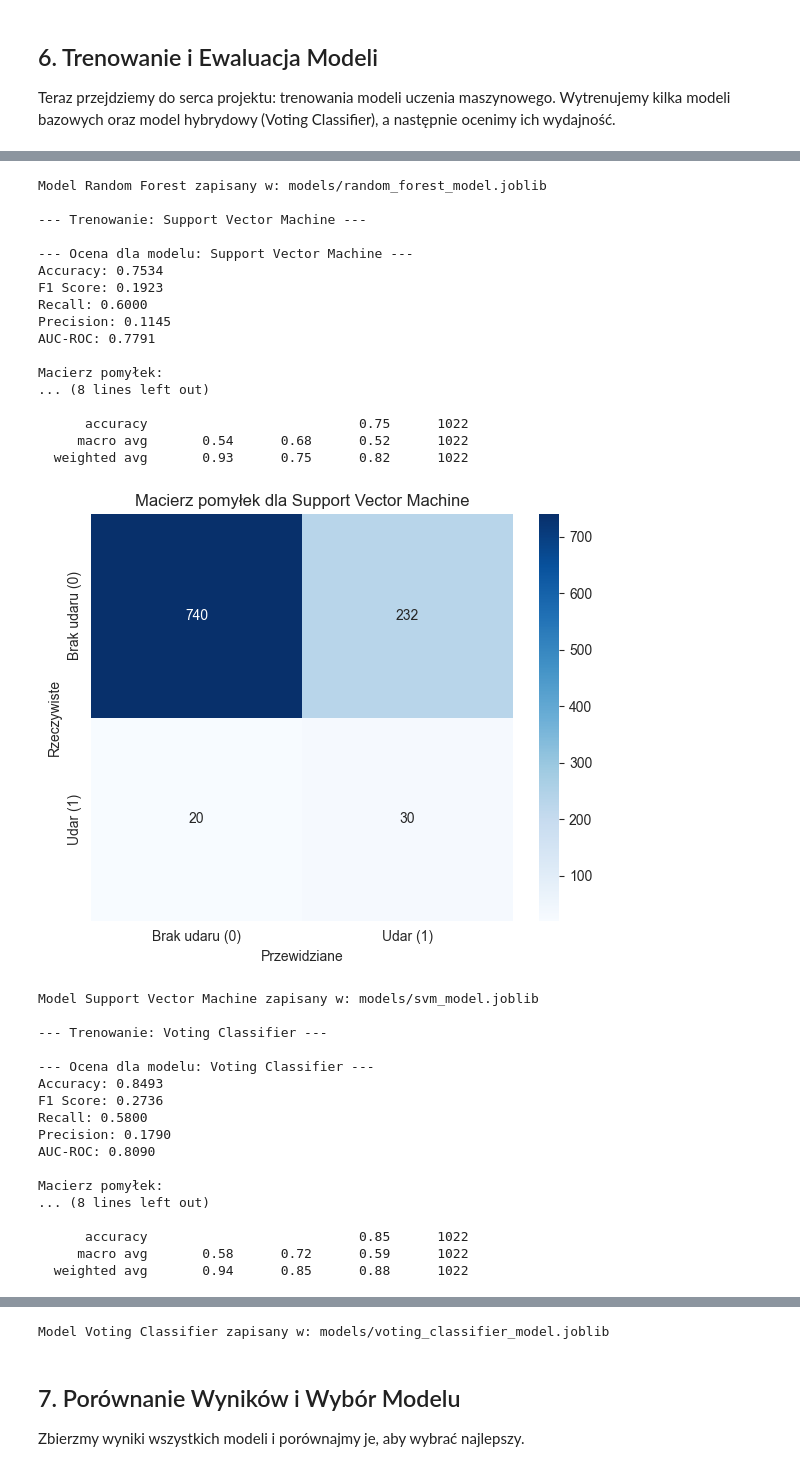
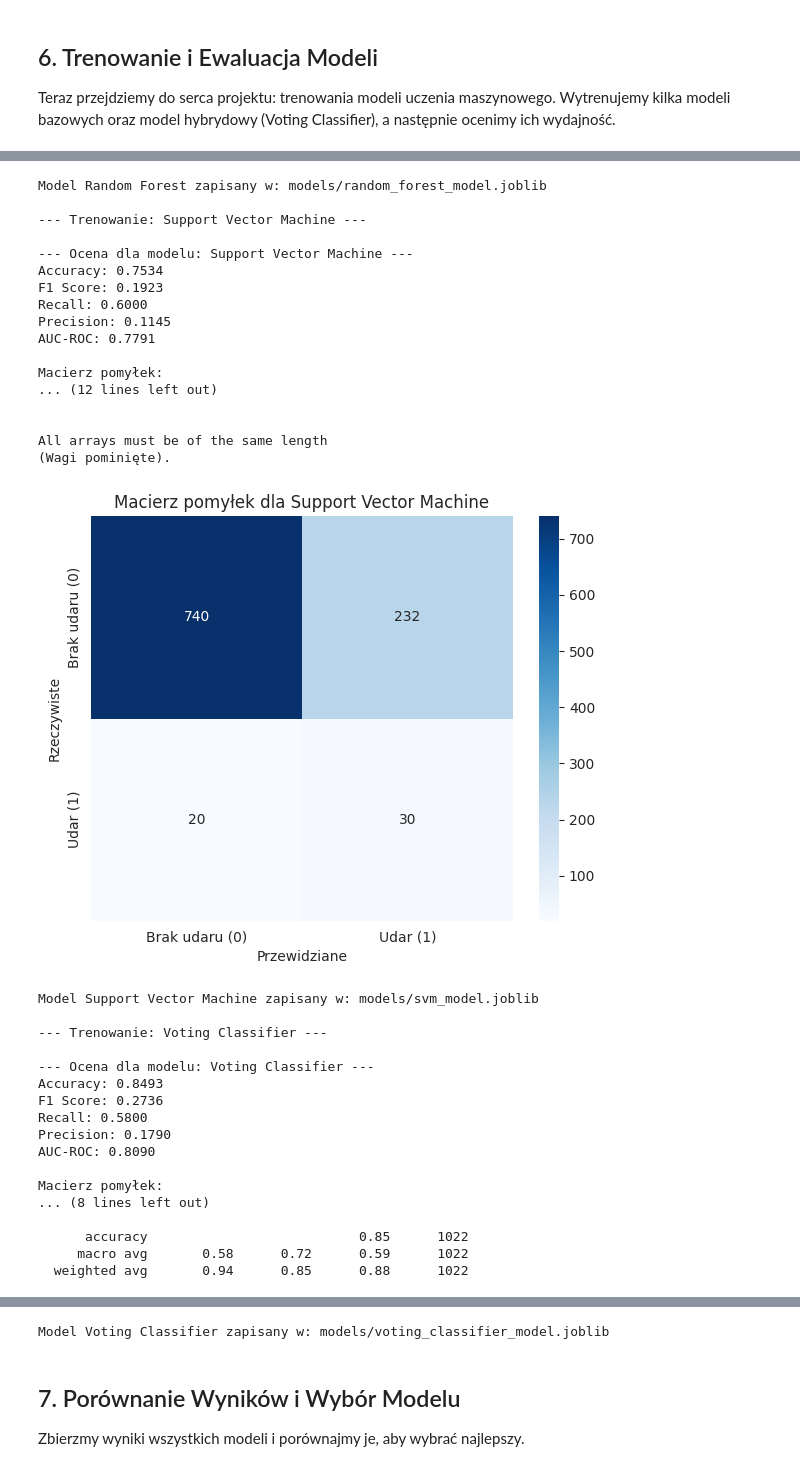
Before and after one commit to SzyMm0n/MAD-Clasification-Project, a Jupyter notebook: notebook.ipynb, the cells around one changed output, grey strips where cells are left out. Saved outputs shown, nothing was run; the diff lists cells and outputs as text; code cells hidden in the pictures.

```diff
--- a/notebook.ipynb
+++ b/notebook.ipynb
@@ -392,12 +446,14 @@ if not raw_df.empty:
             model_pipeline, X_train_df, y_train_series)
         trained_models[model_name] = trained_pipeline
 
+
         # Ewaluacja
         y_pred_test, y_proba_test = get_predictions(
             trained_pipeline, X_test_df)
         metrics, cm = print_evaluation_summary(
             model_name, y_test_series, y_pred_test, y_proba_test)
         evaluation_results[model_name] = metrics
+        report_model(model_name, trained_pipeline, X_test_df, y_test_series)
 
         # Wizualizacja
         plot_confusion_matrix_heatmap(cm, model_name, save_plot=True)
@@ -474,21 +530,21 @@ Macierz pomyłek:
 Model Random Forest zapisany w: models/random_forest_model.joblib
 
 --- Trenowanie: Support Vector Machine ---
 
 --- Ocena dla modelu: Support Vector Machine ---
 Accuracy: 0.7534
 F1 Score: 0.1923
 Recall: 0.6000
 Precision: 0.1145
 AUC-ROC: 0.7791
 
 Macierz pomyłek:
-... (8 lines left out)
+... (12 lines left out)
 
-      accuracy                           0.75      1022
-     macro avg       0.54      0.68      0.52      1022
-  weighted avg       0.93      0.75      0.82      1022
+
+All arrays must be of the same length
+(Wagi pominięte).
-[figure, old version]
+[figure, new version]
 Model Support Vector Machine zapisany w: models/svm_model.joblib
 
 --- Trenowanie: Voting Classifier ---
```
Also changed, not shown: parts of 4 cells of this notebook.
